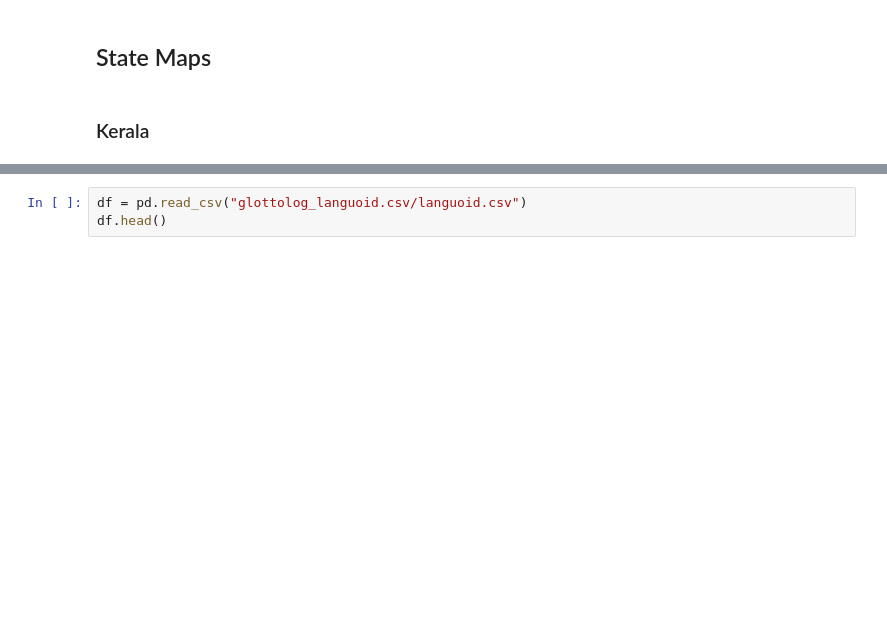
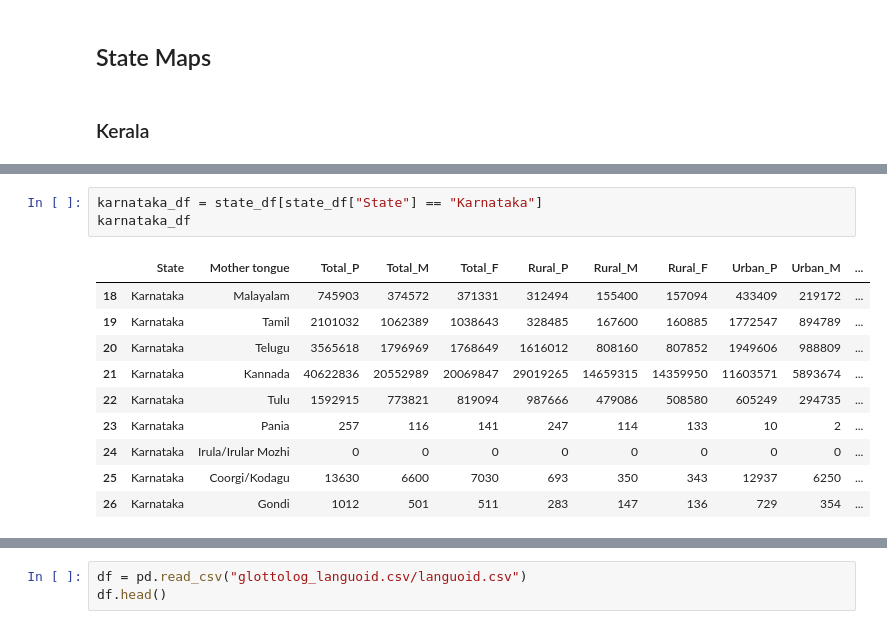
Before and after one commit to squishridyvi/mood-tracker, a Jupyter notebook: Geographical Distribution of Dravidian Languages-Census-C-16.ipynb, the cells around one changed output, grey strips where cells are left out. Drawn from its saved outputs; the diff is of its cells as text; blank space fills up the shorter version.

```diff
--- a/Geographical Distribution of Dravidian Languages-Census-C-16.ipynb
+++ b/Geographical Distribution of Dravidian Languages-Census-C-16.ipynb
@@ -1784 +1812,15 @@ state_df
+# %%
+karnataka_df = state_df[state_df["State"] == "Karnataka"]
+karnataka_df
+# %% [output]
+|  | State | Mother tongue | Total_P | Total_M | Total_F | Rural_P | Rural_M | Rural_F | Urban_P | Urban_M | ... |
+| 18 | Karnataka | Malayalam | 745903 | 374572 | 371331 | 312494 | 155400 | 157094 | 433409 | 219172 | ... |
+| 19 | Karnataka | Tamil | 2101032 | 1062389 | 1038643 | 328485 | 167600 | 160885 | 1772547 | 894789 | ... |
+| 20 | Karnataka | Telugu | 3565618 | 1796969 | 1768649 | 1616012 | 808160 | 807852 | 1949606 | 988809 | ... |
+| 21 | Karnataka | Kannada | 40622836 | 20552989 | 20069847 | 29019265 | 14659315 | 14359950 | 11603571 | 5893674 | ... |
+| 22 | Karnataka | Tulu | 1592915 | 773821 | 819094 | 987666 | 479086 | 508580 | 605249 | 294735 | ... |
+| 23 | Karnataka | Pania | 257 | 116 | 141 | 247 | 114 | 133 | 10 | 2 | ... |
+| 24 | Karnataka | Irula/Irular Mozhi | 0 | 0 | 0 | 0 | 0 | 0 | 0 | 0 | ... |
+| 25 | Karnataka | Coorgi/Kodagu | 13630 | 6600 | 7030 | 693 | 350 | 343 | 12937 | 6250 | ... |
+| 26 | Karnataka | Gondi | 1012 | 501 | 511 | 283 | 147 | 136 | 729 | 354 | ... |
 # %%
```
Also changed, not shown: parts of 3 cells of this notebook.
